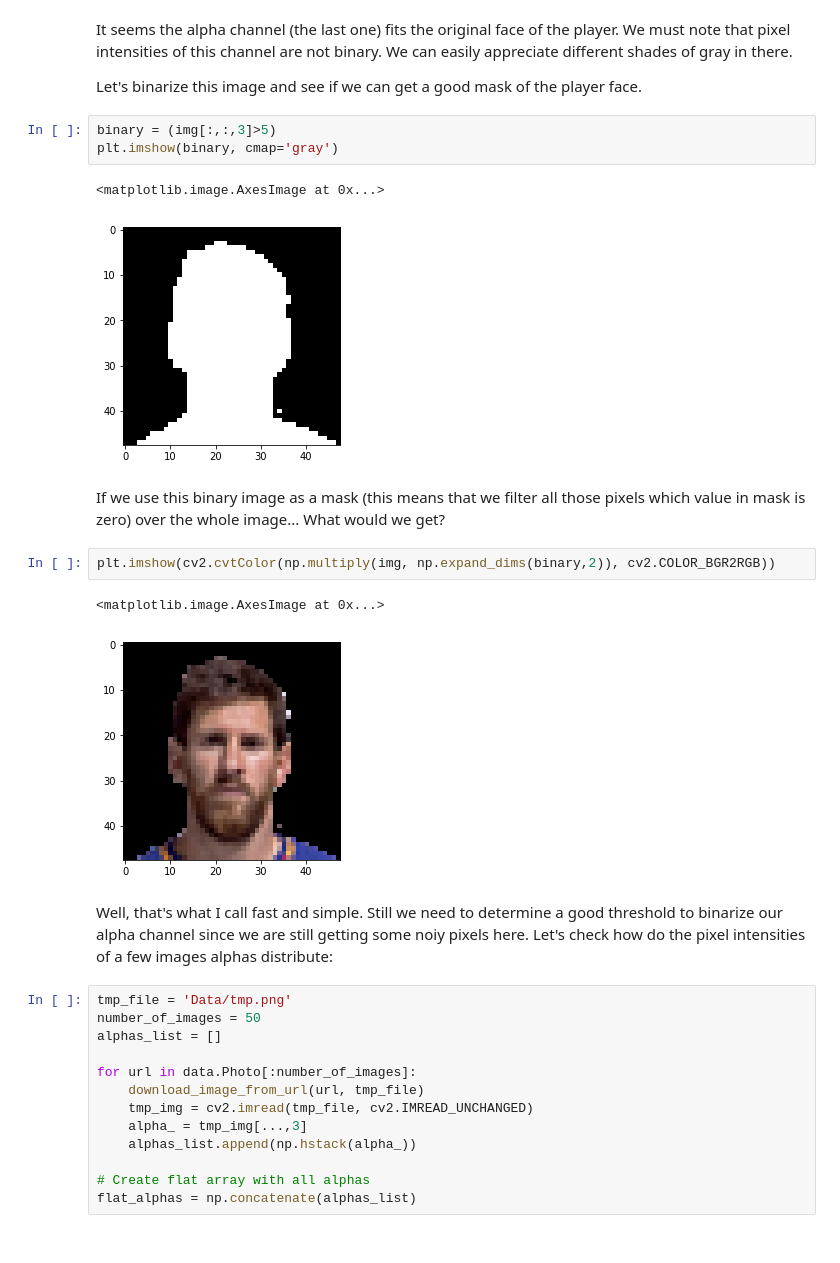
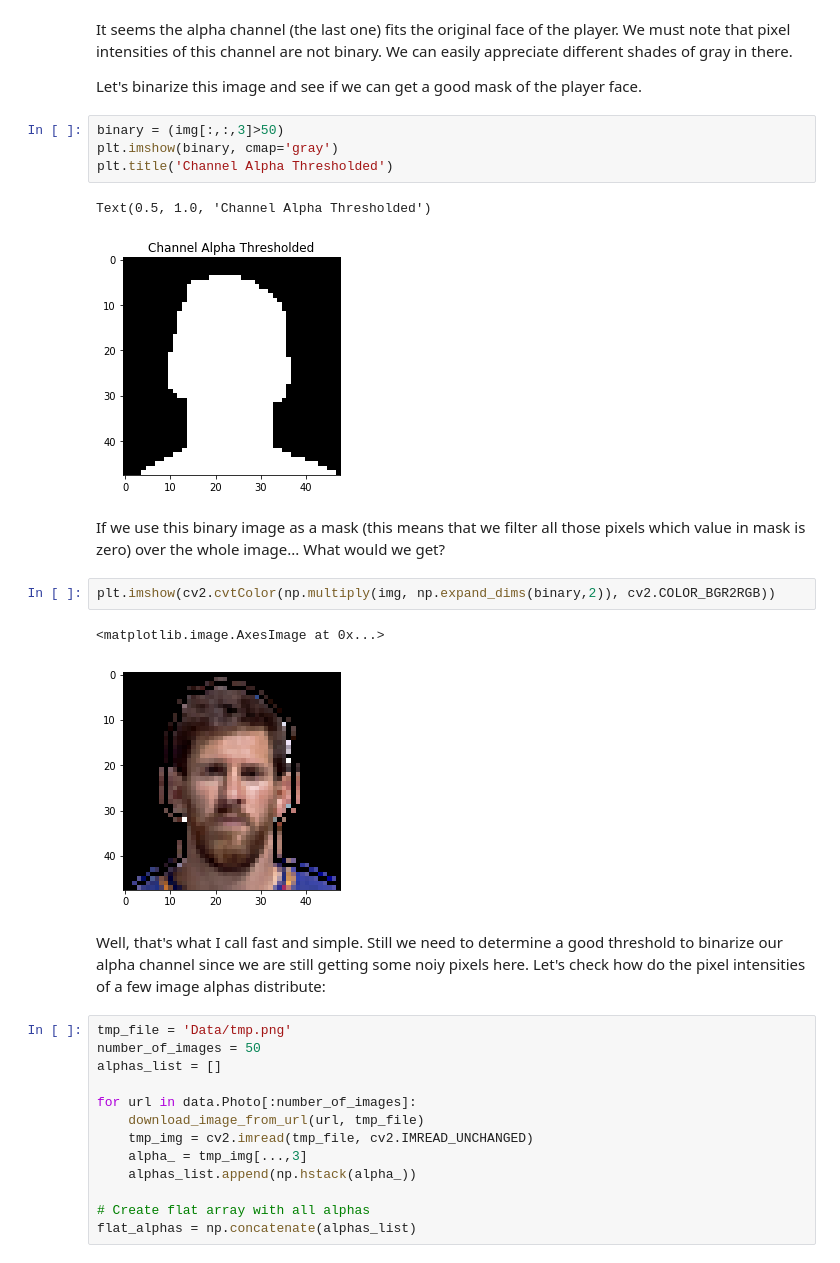
Before and after one commit to mmeendez8/Fifa, a Jupyter notebook: data_exploration.ipynb, the cells around one changed output. Cells and saved outputs as stored; diff of their text form.

```diff
--- a/data_exploration.ipynb
+++ b/data_exploration.ipynb
@@ -63,20 +65,21 @@ It seems the alpha channel (the last one) fits the original face of the player.
 
 Let's binarize this image and see if we can get a good mask of the player face.
 # %%
-binary = (img[:,:,3]>5)
+binary = (img[:,:,3]>50)
 plt.imshow(binary, cmap='gray')
+plt.title('Channel Alpha Thresholded')
 # %% [output]
-<matplotlib.image.AxesImage at 0x...>
+Text(0.5, 1.0, 'Channel Alpha Thresholded')
-[figure, old version]
+[figure, new version]
 # %% [markdown]
 If we use this binary image as a mask (this means that we filter all those pixels which value in mask is zero) over the whole image... What would we get?
 # %%
 plt.imshow(cv2.cvtColor(np.multiply(img, np.expand_dims(binary,2)), cv2.COLOR_BGR2RGB))
 # %% [output]
 <matplotlib.image.AxesImage at 0x...>
-[figure, old version]
+[figure, new version]
 # %% [markdown]
-Well, that's what I call fast and simple. Still we need to determine a good threshold to binarize our alpha channel since we are still getting some noiy pixels here. Let's check how do the pixel intensities of a few images alphas distribute:
+Well, that's what I call fast and simple. Still we need to determine a good threshold to binarize our alpha channel since we are still getting some noiy pixels here. Let's check how do the pixel intensities of a few image alphas distribute:
 # %%
 tmp_file = 'Data/tmp.png'
 number_of_images = 50
```
Also changed, not shown: parts of 4 cells of this notebook, 4 other files.
